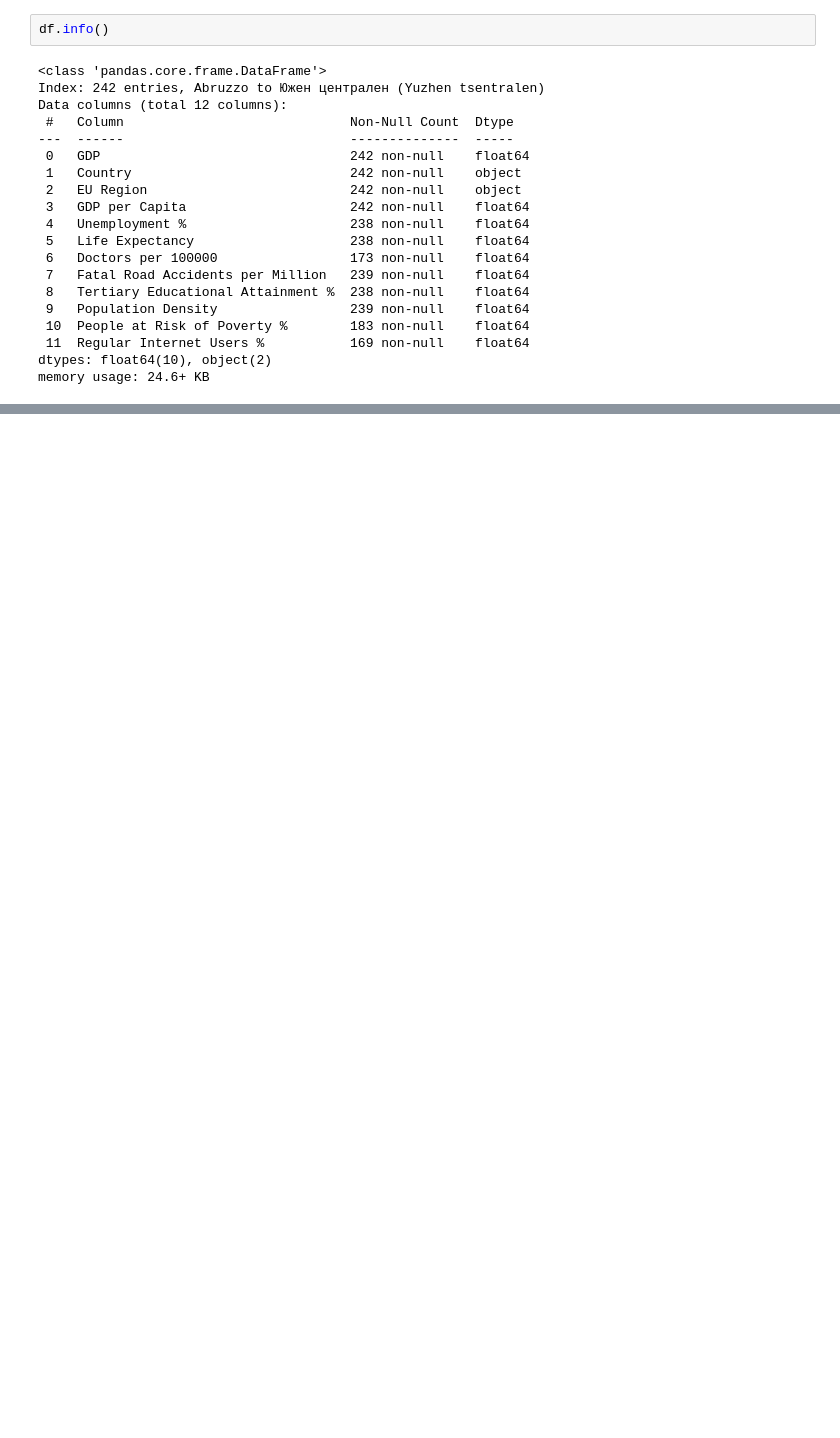
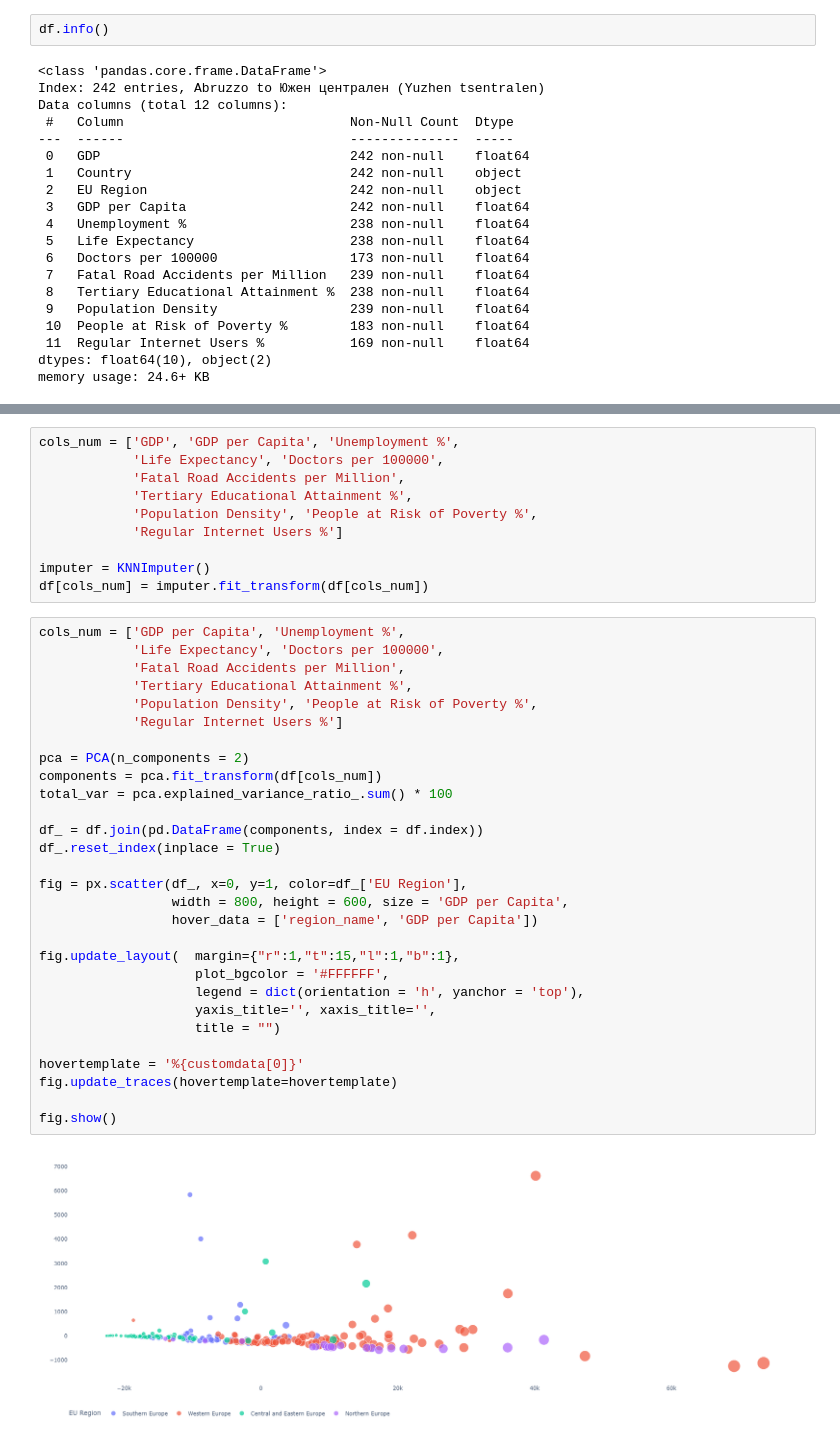
Before and after one commit to derevirn/eu-stats, a Jupyter notebook: notebooks/statistical_analysis.ipynb, the cells around one changed output, grey strips where cells are left out. Saved outputs shown, nothing was run; the diff lists cells and outputs as text; blank space fills up the shorter version.

```diff
--- a/notebooks/statistical_analysis.ipynb
+++ b/notebooks/statistical_analysis.ipynb
@@ -77,0 +67,41 @@ df.plot(kind = 'scatter', backend = 'plotly',
+# %%
+cols_num = ['GDP', 'GDP per Capita', 'Unemployment %',
+            'Life Expectancy', 'Doctors per 100000',
+            'Fatal Road Accidents per Million',
+            'Tertiary Educational Attainment %',
+            'Population Density', 'People at Risk of Poverty %',
+            'Regular Internet Users %']
+
+imputer = KNNImputer()
+df[cols_num] = imputer.fit_transform(df[cols_num])
+# %%
+cols_num = ['GDP per Capita', 'Unemployment %',
+            'Life Expectancy', 'Doctors per 100000',
+            'Fatal Road Accidents per Million',
+            'Tertiary Educational Attainment %',
+            'Population Density', 'People at Risk of Poverty %',
+            'Regular Internet Users %']
+
+pca = PCA(n_components = 2)
+components = pca.fit_transform(df[cols_num])
+total_var = pca.explained_variance_ratio_.sum() * 100
+
+df_ = df.join(pd.DataFrame(components, index = df.index))
+df_.reset_index(inplace = True)
+
+fig = px.scatter(df_, x=0, y=1, color=df_['EU Region'],
+                 width = 800, height = 600, size = 'GDP per Capita',
+                 hover_data = ['region_name', 'GDP per Capita'])
+
+fig.update_layout(  margin={"r":1,"t":15,"l":1,"b":1},
+                    plot_bgcolor = '#FFFFFF',
+                    legend = dict(orientation = 'h', yanchor = 'top'),
+                    yaxis_title='', xaxis_title='',
+                    title = "")
+
+hovertemplate = '%{customdata[0]}'
+fig.update_traces(hovertemplate=hovertemplate)
+
+fig.show()
+# %% [output]
+[figure, added]
```
Also changed, not shown: parts of 6 cells of this notebook.
